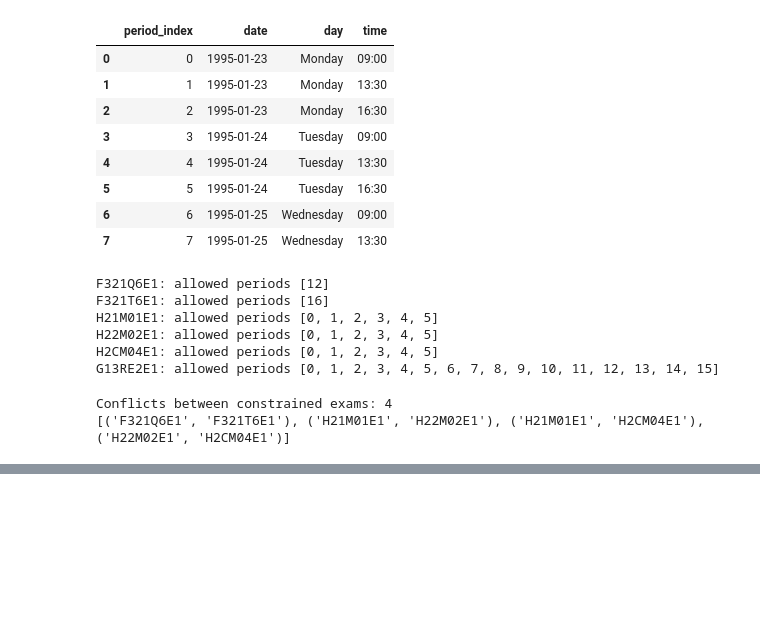
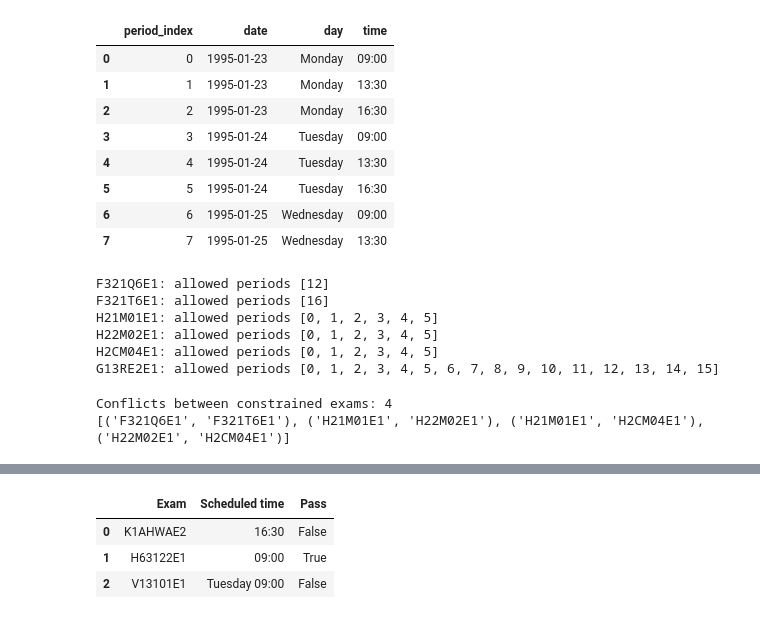
Before and after one commit to PHGNKavindya/adaptive-exam-timetabling, a Jupyter notebook: src/05_evaluate_results.ipynb, the cells around one changed output, grey strips where cells are left out. Drawn from its saved outputs; the diff is of its cells as text; code cells hidden in the pictures; blank space fills up the shorter version.

```diff
--- a/src/05_evaluate_results.ipynb
+++ b/src/05_evaluate_results.ipynb
@@ -506,0 +659,32 @@ Conflicts between constrained exams: 4
+# %%
+# Validate additional time-of-day restrictions.
+time_rules = {
+    "K1AHWAE2": {"09:00"},
+    "H63122E1": {"09:00"},
+}
+
+time_results = []
+
+for exam_id, allowed_times in time_rules.items():
+    actual_time = candidate_lookup.loc[exam_id, "time"]
+    time_results.append({
+        "Exam": exam_id,
+        "Scheduled time": actual_time,
+        "Pass": actual_time in allowed_times,
+    })
+
+# V13101E1 must be scheduled on a Thursday afternoon.
+exam_id = "V13101E1"
+row = candidate_lookup.loc[exam_id]
+time_results.append({
+    "Exam": exam_id,
+    "Scheduled time": f"{row['day']} {row['time']}",
+    "Pass": row["day"] == "Thursday" and row["time"] in {"13:30", "16:30"},
+})
+
+display(pd.DataFrame(time_results))
+# %% [output]
+|  | Exam | Scheduled time | Pass |
+| 0 | K1AHWAE2 | 16:30 | False |
+| 1 | H63122E1 | 09:00 | True |
+| 2 | V13101E1 | Tuesday 09:00 | False |
```
Also changed, not shown: parts of 4 cells of this notebook.
